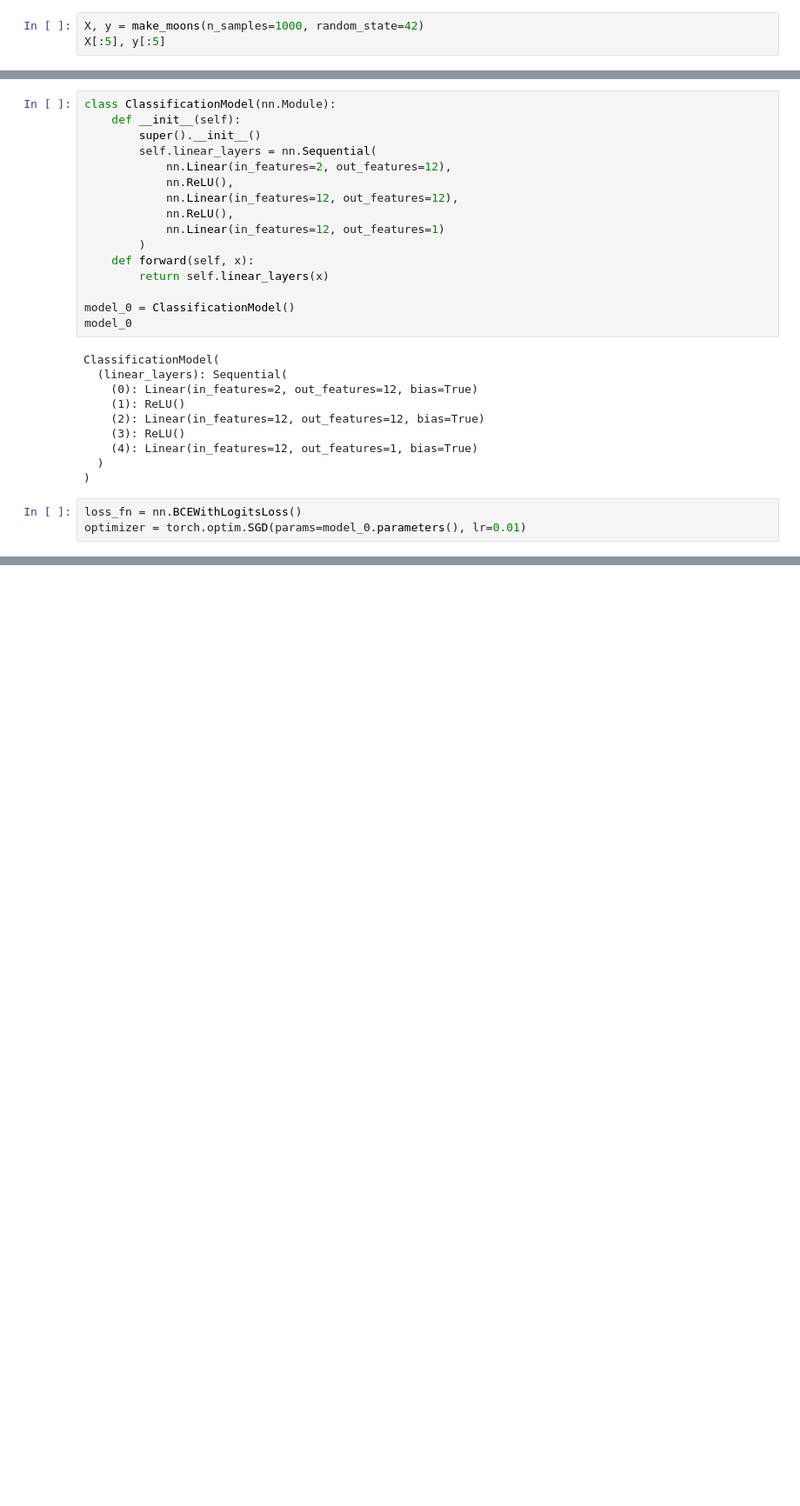
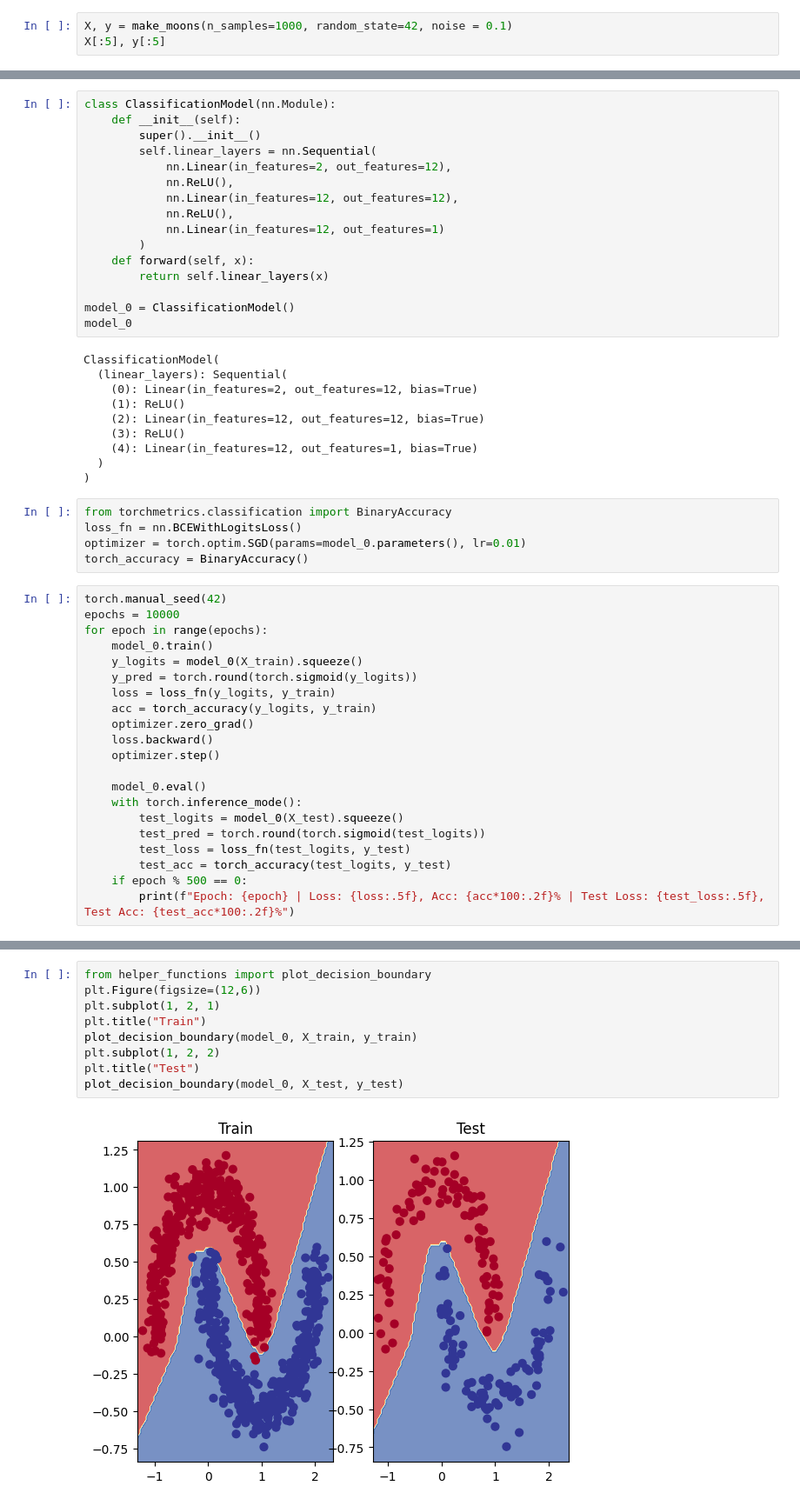
Before and after one commit to YouanesAttia/python-professional, a Jupyter notebook: week8_neural_nets/pytorch/02_pytorch_classification_exercises.ipynb, the cells around one changed output, grey strips where cells are left out. Shown at 87% size. Cells and saved outputs as stored; diff of their text form; blank space fills up the shorter version.

Commit message:
Plot the desicion boundaries

```diff
--- a/week8_neural_nets/pytorch/02_pytorch_classification_exercises.ipynb
+++ b/week8_neural_nets/pytorch/02_pytorch_classification_exercises.ipynb
@@ -6,6 +6,6 @@ from torch import nn
 import numpy as np
 import matplotlib.pyplot as plt
 # %%
-X, y = make_moons(n_samples=1000, random_state=42)
+X, y = make_moons(n_samples=1000, random_state=42, noise = 0.1)
 X[:5], y[:5]
 # %% [output]
@@ -50,5 +50,28 @@ ClassificationModel(
   )
 )
 # %%
+from torchmetrics.classification import BinaryAccuracy
 loss_fn = nn.BCEWithLogitsLoss()
 optimizer = torch.optim.SGD(params=model_0.parameters(), lr=0.01)
+torch_accuracy = BinaryAccuracy()
+# %%
+torch.manual_seed(42)
+epochs = 10000
+for epoch in range(epochs):
+    model_0.train()
+    y_logits = model_0(X_train).squeeze()
+    y_pred = torch.round(torch.sigmoid(y_logits))
+    loss = loss_fn(y_logits, y_train)
+    acc = torch_accuracy(y_logits, y_train)
+    optimizer.zero_grad()
+    loss.backward()
+    optimizer.step()
+
+    model_0.eval()
+    with torch.inference_mode():
+        test_logits = model_0(X_test).squeeze()
+        test_pred = torch.round(torch.sigmoid(test_logits))
+        test_loss = loss_fn(test_logits, y_test)
+        test_acc = torch_accuracy(test_logits, y_test)
+    if epoch % 500 == 0:
+        print(f"Epoch: {epoch} | Loss: {loss:.5f}, Acc: {acc*100:.2f}% | Test Loss: {test_loss:.5f}, Test Acc: {test_acc*100:.2f}%")
@@ -54,0 +108,11 @@ optimizer = torch.optim.SGD(params=model_0.parameters(), lr=0.01)
+# %%
+from helper_functions import plot_decision_boundary
+plt.Figure(figsize=(12,6))
+plt.subplot(1, 2, 1)
+plt.title("Train")
+plot_decision_boundary(model_0, X_train, y_train)
+plt.subplot(1, 2, 2)
+plt.title("Test")
+plot_decision_boundary(model_0, X_test, y_test)
+# %% [output]
+[figure, added]
```
Also changed, not shown: parts of 3 cells of this notebook.
